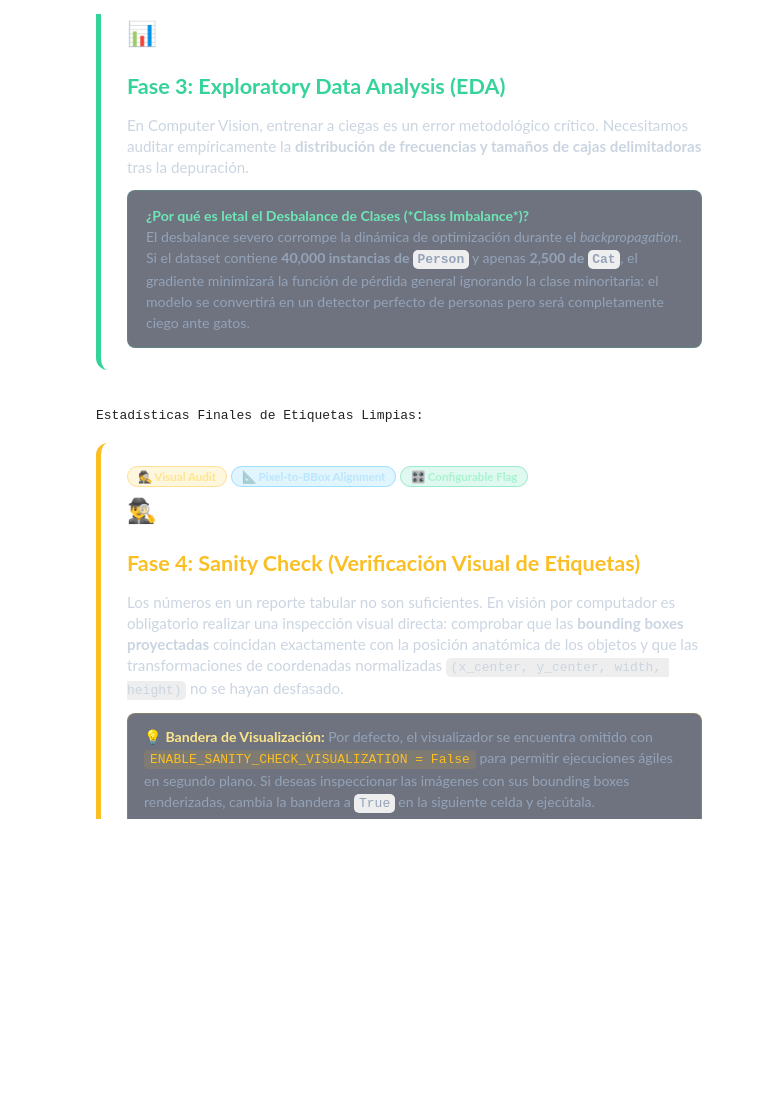
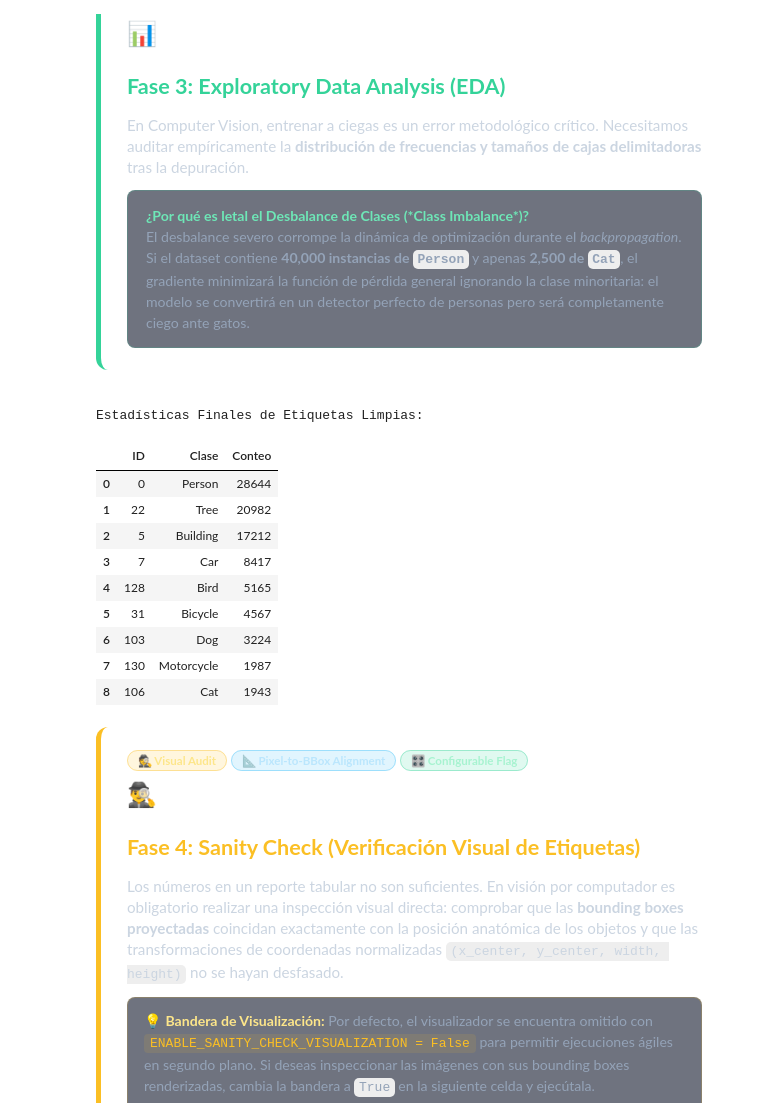
Before and after one commit to hideldt/data-centric-yolo-pipeline, a Jupyter notebook: GDataset_Ejecucion.ipynb, the cells around one changed output. Cells and saved outputs as stored; diff of their text form; code cells hidden in the pictures; blank space fills up the shorter version.

```diff
--- a/GDataset_Ejecucion.ipynb
+++ b/GDataset_Ejecucion.ipynb
@@ -325,34 +325,44 @@ with open(dataset_yaml_path, "r") as f:
     dataset_yaml = yaml.safe_load(f)
 
 class_names = dataset_yaml["names"]
 clean_labels_dir = os.path.join(data_path, "clean_labels")
 
 counter = Counter()
 
 # Contar apariciones post-limpieza
 for split in os.listdir(clean_labels_dir):
     split_dir = os.path.join(clean_labels_dir, split)
     if not os.path.isdir(split_dir): continue
 
     for label_file in os.listdir(split_dir):
         if not label_file.endswith(".txt"): continue
 
         with open(os.path.join(split_dir, label_file), "r") as f:
             for line in f:
                 parts = line.strip().split()
                 if parts:
                     counter[int(parts[0])] += 1
 
 data = []
 for class_id, count in counter.most_common():
     name = class_names.get(class_id, "Desconocido")
     data.append({"ID": class_id, "Clase": name, "Conteo": count})
 
 print("Estadísticas Finales de Etiquetas Limpias:")
 df_stats = pd.DataFrame(data)
-# display(df_stats)
+display(df_stats)
 # %% [output]
 Estadísticas Finales de Etiquetas Limpias:
+|  | ID | Clase | Conteo |
+| 0 | 0 | Person | 28644 |
+| 1 | 22 | Tree | 20982 |
+| 2 | 5 | Building | 17212 |
+| 3 | 7 | Car | 8417 |
+| 4 | 128 | Bird | 5165 |
+| 5 | 31 | Bicycle | 4567 |
+| 6 | 103 | Dog | 3224 |
+| 7 | 130 | Motorcycle | 1987 |
+| 8 | 106 | Cat | 1943 |
 # %% [markdown]
 <div style="background: linear-gradient(135deg, #0f172a 0%, #1e293b 100%); border-left: 5px solid #fbbf24; border-radius: 12px; padding: 22px 26px; margin-bottom: 20px; color: #e2e8f0; box-shadow: 0 10px 25px -5px rgba(0, 0, 0, 0.3);">
 <div style="display: flex; gap: 8px; flex-wrap: wrap; margin-bottom: 12px;">
```
Also changed, not shown: parts of 3 cells of this notebook.
